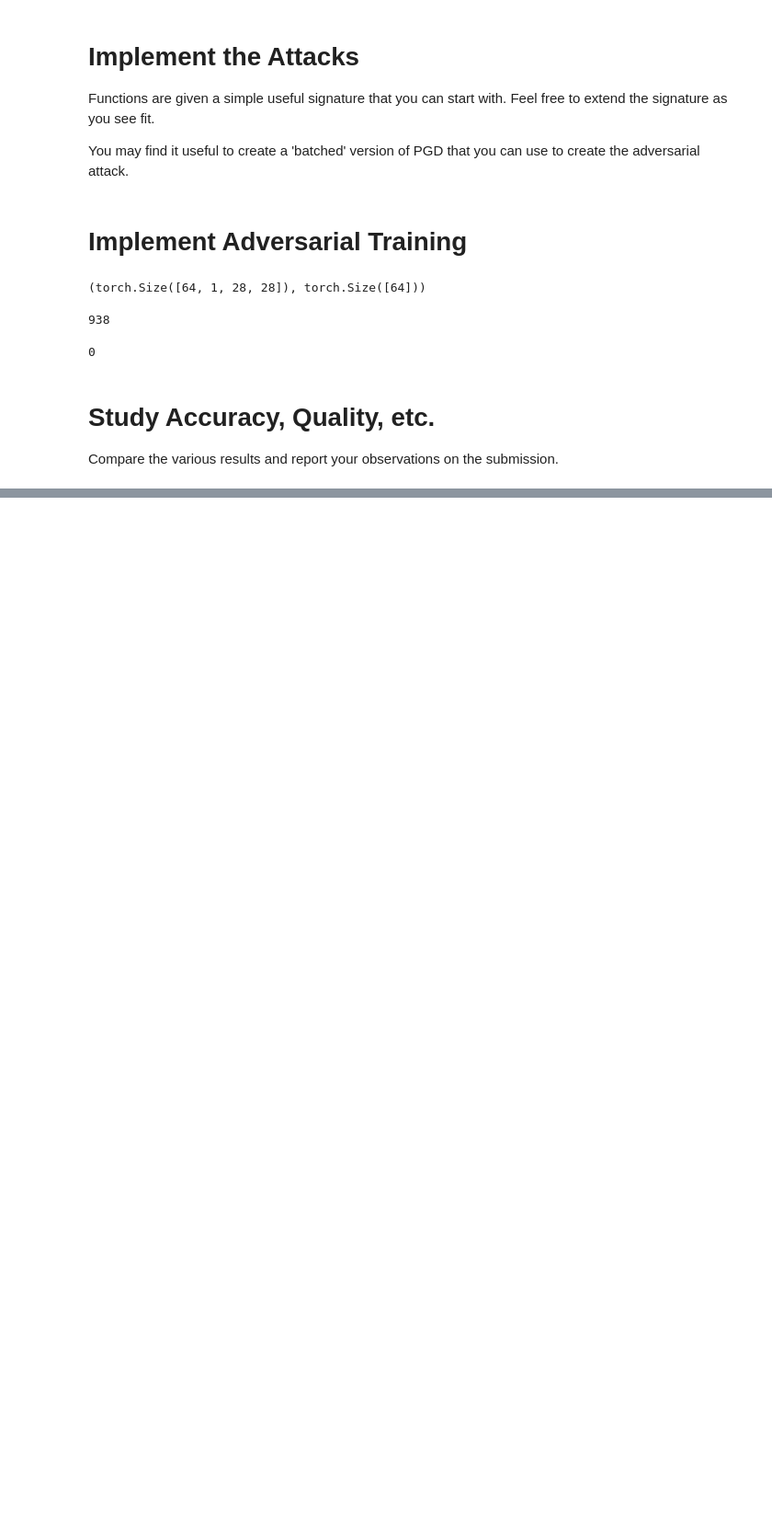
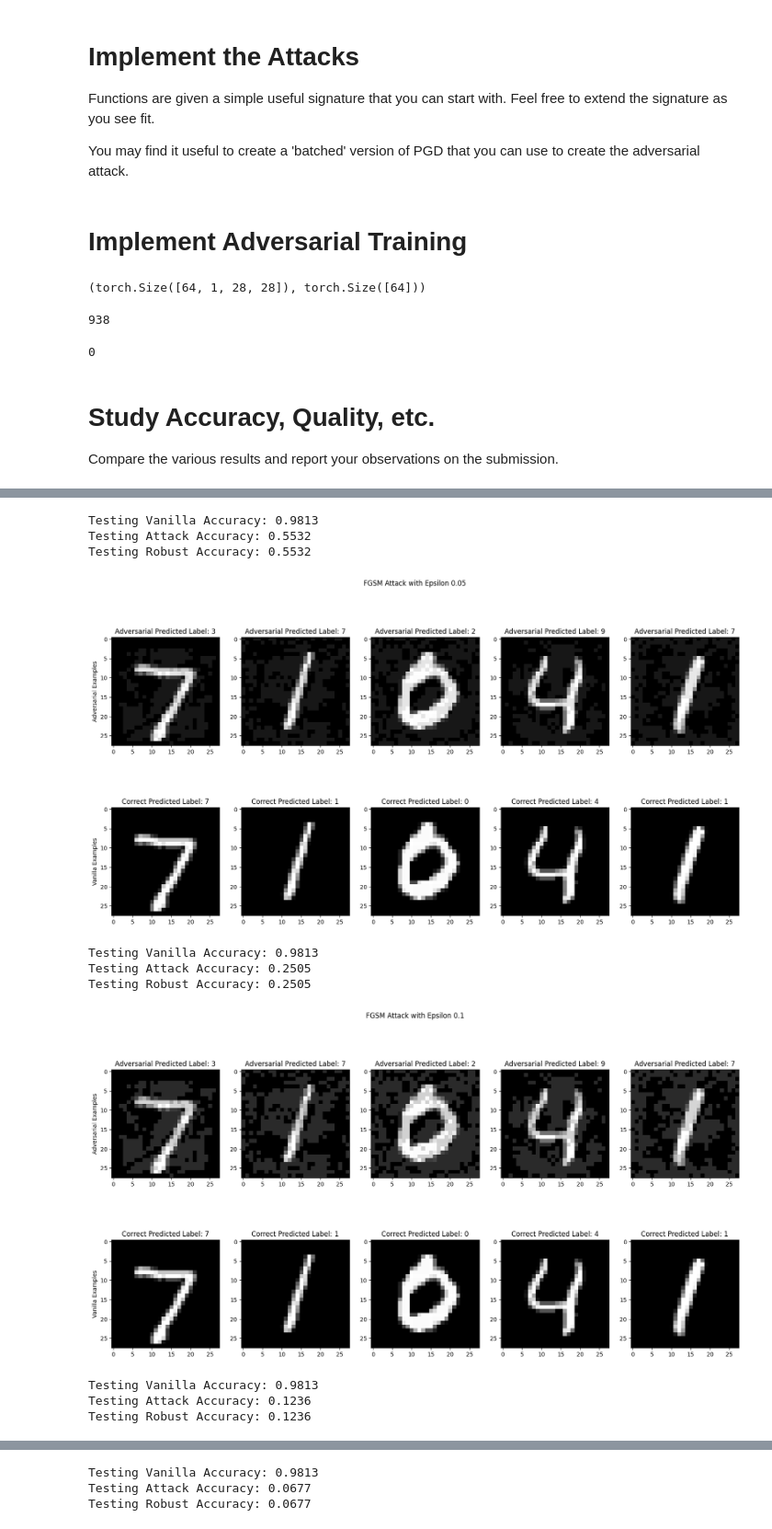
Before and after one commit to ethvedbitdesjan/CS521, a Jupyter notebook: hw1/adversarial_training.ipynb, the cells around one changed output, grey strips where cells are left out. Shown at 92% size. Saved outputs shown, nothing was run; the diff lists cells and outputs as text; code cells hidden in the pictures; blank space fills up the shorter version.

```diff
--- a/hw1/adversarial_training.ipynb
+++ b/hw1/adversarial_training.ipynb
@@ -339,0 +365,20 @@ Testing Robust Accuracy: 0.3334
+# %%
+## FGSM attack
+model = nn.Sequential(Normalize(), Net())
+model.load_state_dict(torch.load('weights.pt'))
+
+for eps in [0.05, 0.1, 0.15, 0.2]:
+    adversaries = test_model_on_attacks(model, attack='fgsm', eps=eps)
+    plot_adversaries(adversaries, plot_title=f"FGSM Attack with Epsilon {eps}")
+# %% [output]
+Testing Vanilla Accuracy: 0.9813
+Testing Attack Accuracy: 0.5532
+Testing Robust Accuracy: 0.5532
+[figure, added]
+Testing Vanilla Accuracy: 0.9813
+Testing Attack Accuracy: 0.2505
+Testing Robust Accuracy: 0.2505
+[figure, added]
+Testing Vanilla Accuracy: 0.9813
+Testing Attack Accuracy: 0.1236
+Testing Robust Accuracy: 0.1236
@@ -339,0 +386,3 @@ Testing Robust Accuracy: 0.3334
+Testing Vanilla Accuracy: 0.9813
+Testing Attack Accuracy: 0.0677
+Testing Robust Accuracy: 0.0677
```
Also changed, not shown: parts of 8 cells of this notebook.
